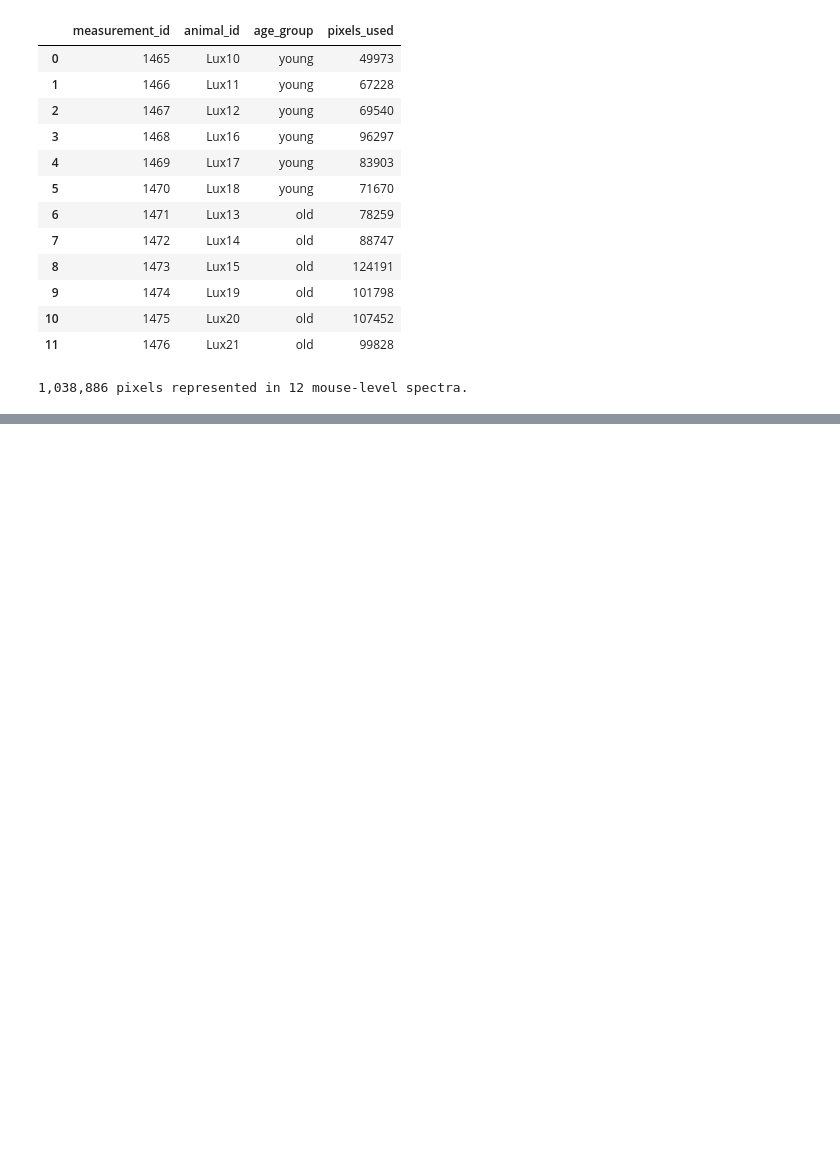
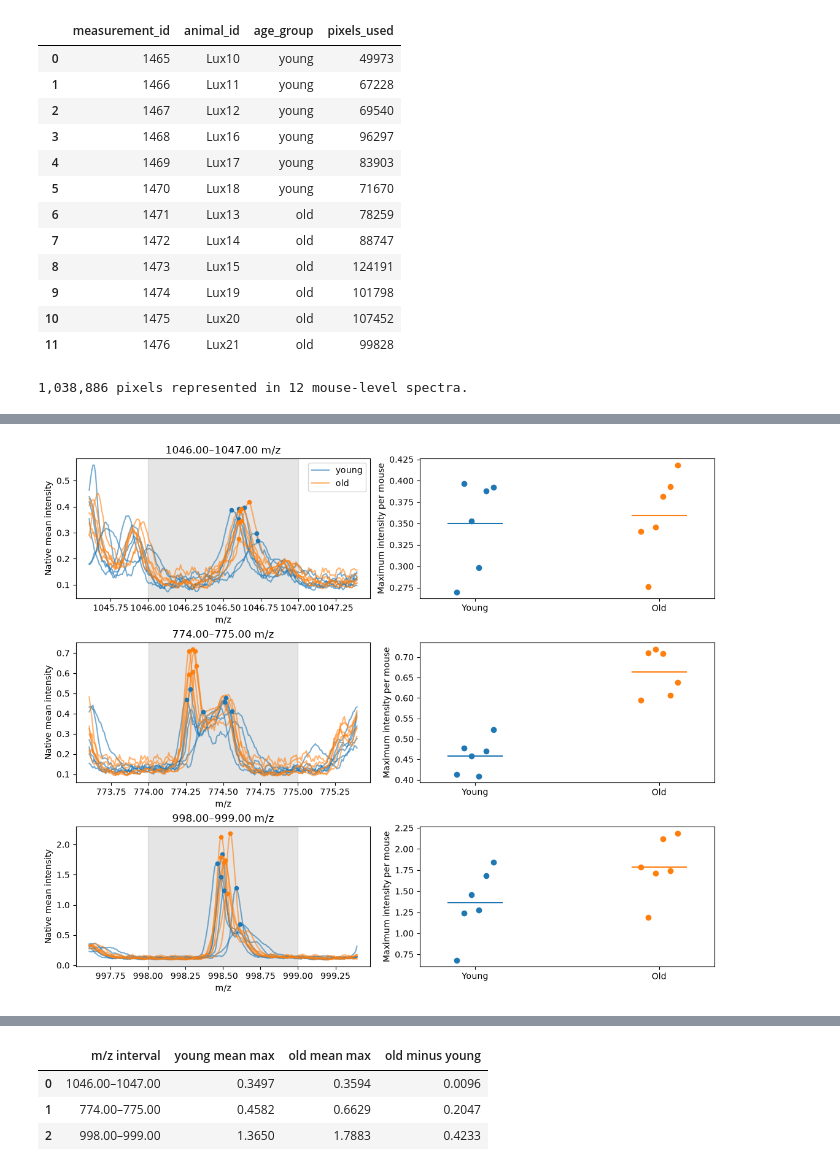
Before and after one commit to TathagataChattopadhyay2000/cardiac-aging, a Jupyter notebook: notebooks/03_whole_section_comparison.ipynb, the cells around one changed output, grey strips where cells are left out. Saved outputs shown, nothing was run; the diff lists cells and outputs as text; code cells hidden in the pictures; blank space fills up the shorter version.

```diff
--- a/notebooks/03_whole_section_comparison.ipynb
+++ b/notebooks/03_whole_section_comparison.ipynb
@@ -167,0 +170,70 @@ distribution before choosing windows for histology-based regional comparisons.
+# %%
+screening_windows = [(1046.0, 1047.0), (774.0, 775.0), (998.0, 999.0)]
+native_axis, native_spectra = None, []
+for measurement_id in samples["measurement_id"]:
+    with np.load(features / measurement_id / "axes_and_native_mean.npz") as arrays:
+        mz, mean = arrays["mz"], arrays["native_mean"]
+    if native_axis is None:
+        native_axis = mz
+    elif not np.array_equal(native_axis, mz):
+        raise ValueError("Native axes differ. Align the spectra before overlaying them.")
+    native_spectra.append(mean)
+native_spectra = np.stack(native_spectra)
+
+
+def compare_review_window(lower, upper, ax_spectra, ax_values, margin=.4, statistic="max"):
+    lo, hi = np.searchsorted(native_axis, [lower, upper])
+    if lo >= hi:
+        raise ValueError(f"Empty mass window {lower}–{upper}")
+    nearby = (native_axis >= lower - margin) & (native_axis <= upper + margin)
+    in_window = native_spectra[:, lo:hi]
+    if statistic == "max":
+        peak_indices = in_window.argmax(axis=1)
+        values = in_window[np.arange(len(in_window)), peak_indices]
+        peak_mz = native_axis[lo + peak_indices]
+        ylabel = "Maximum intensity per mouse"
+    elif statistic == "sum":
+        values = in_window.sum(axis=1)
+        peak_mz = None
+        ylabel = "Summed intensity per mouse"
+    else:
+        raise ValueError(f"Unknown statistic: {statistic}")
+    for x, (group, color) in enumerate([("young", "tab:blue"), ("old", "tab:orange")]):
+        in_group = samples["age_group"].eq(group).to_numpy()
+        for i, trace in enumerate(native_spectra[in_group]):
+            ax_spectra.plot(native_axis[nearby], trace[nearby], color=color, alpha=.6,
+                            label=group if i == 0 else None)
+        group_values = values[in_group]
+        if peak_mz is not None:
+            ax_spectra.scatter(peak_mz[in_group], group_values, color=color, s=20, zorder=3)
+        ax_values.scatter(x + np.linspace(-.1, .1, len(group_values)), group_values,
+                          color=color)
+        ax_values.hlines(group_values.mean(), x - .15, x + .15, color=color)
+    ax_spectra.axvspan(lower, upper, color="gray", alpha=.2)
+    ax_spectra.set(title=f"{lower:.2f}–{upper:.2f} m/z", xlabel="m/z",
+                   ylabel="Native mean intensity")
+    ax_values.set(xticks=[0, 1], xticklabels=["Young", "Old"], xlim=(-.3, 1.3),
+                  ylabel=ylabel)
+    return values, peak_mz
+
+
+review_values = samples[["measurement_id", "age_group"]].copy()
+fig, axes = plt.subplots(len(screening_windows), 2, figsize=(11, 9), layout="constrained")
+group_rows = []
+for (lower, upper), (left, right) in zip(screening_windows, axes):
+    label = f"{lower:.2f}–{upper:.2f}"
+    heights, positions = compare_review_window(lower, upper, left, right)
+    review_values[f"{label} max intensity"] = heights
+    review_values[f"{label} max m/z"] = positions
+    means = review_values.groupby("age_group")[f"{label} max intensity"].mean()
+    group_rows.append({"m/z interval": label, "young mean max": means["young"],
+                       "old mean max": means["old"],
+                       "old minus young": means["old"] - means["young"]})
+review_group_means = pd.DataFrame(group_rows)
+axes[0, 0].legend()
+fig.savefig(results / "msms_native_max_review_1mz.png", dpi=170)
+plt.show()
+display(review_values.round(4))
+display(review_group_means.round(4))
+# %% [output]
+[figure, added]
@@ -167,0 +253,4 @@ distribution before choosing windows for histology-based regional comparisons.
+|  | m/z interval | young mean max | old mean max | old minus young |
+| 0 | 1046.00–1047.00 | 0.3497 | 0.3594 | 0.0096 |
+| 1 | 774.00–775.00 | 0.4582 | 0.6629 | 0.2047 |
+| 2 | 998.00–999.00 | 1.3650 | 1.7883 | 0.4233 |
```
Also changed, not shown: parts of 9 cells of this notebook, 9 other files.
